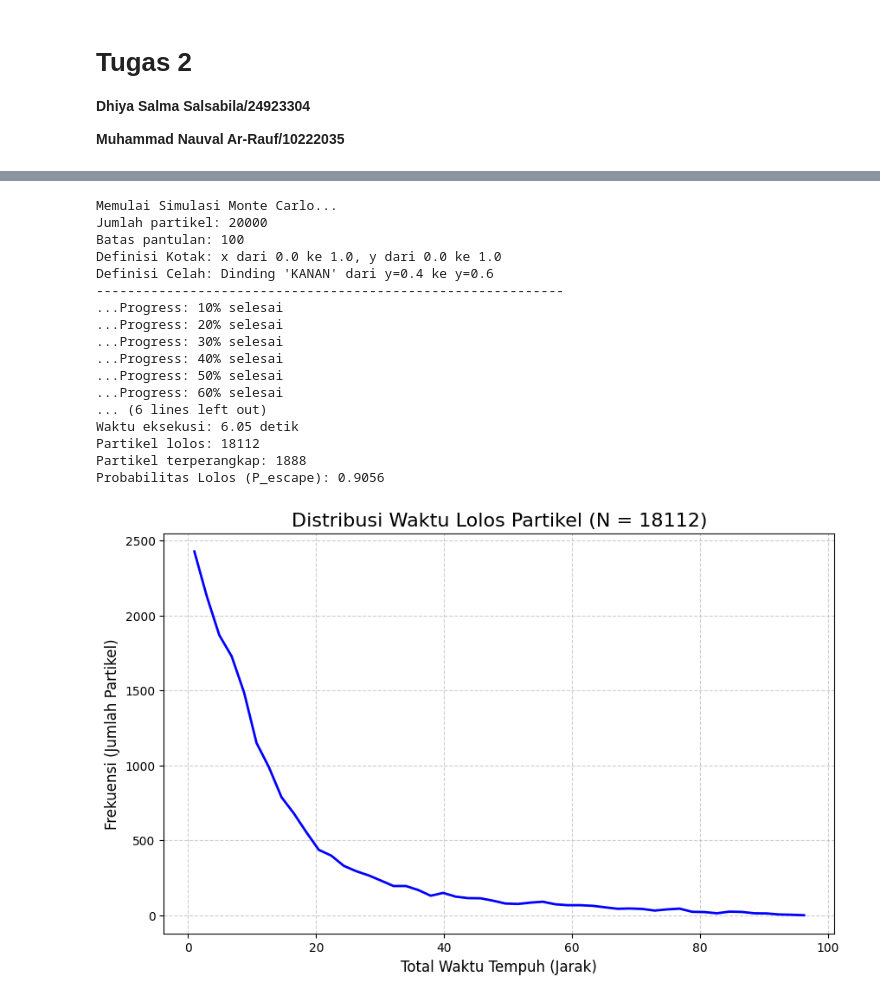
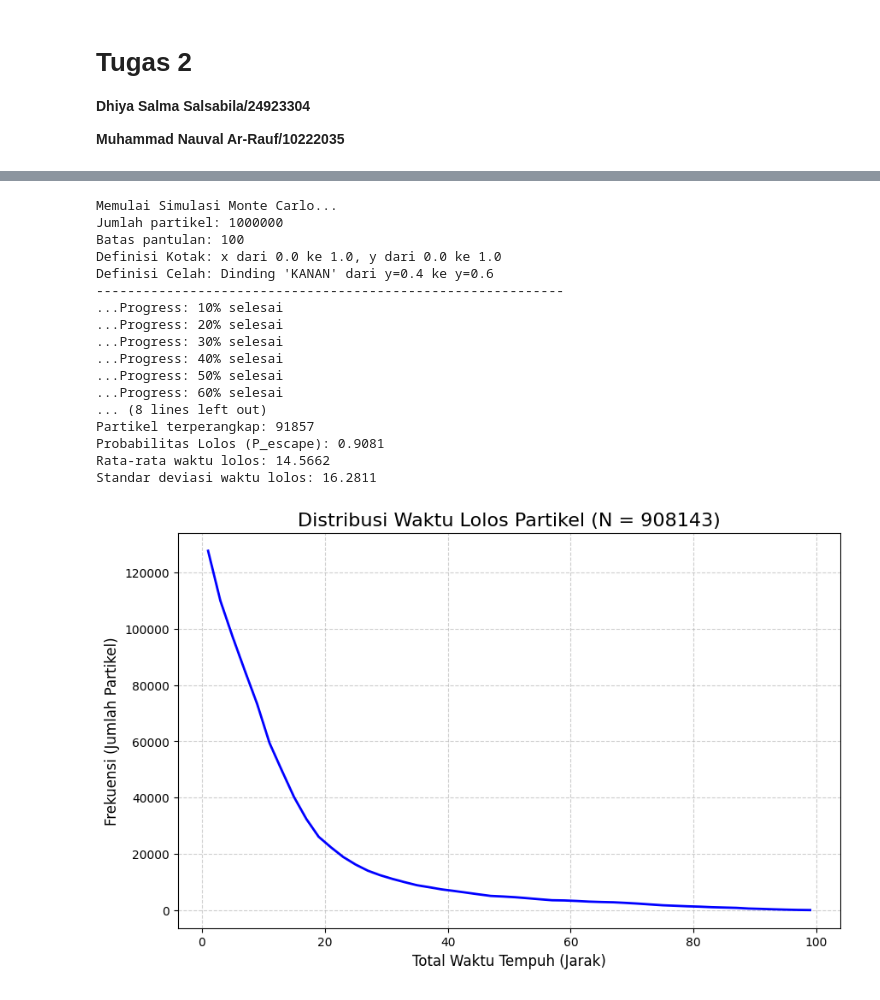
Before and after one commit to dhiyasalmas/Parallel-Data-Processing, a Jupyter notebook: Tugas_2_SK5005.ipynb, the cells around one changed output, grey strips where cells are left out. Saved outputs shown, nothing was run; the diff lists cells and outputs as text; code cells hidden in the pictures.

```diff
--- a/Tugas_2_SK5005.ipynb
+++ b/Tugas_2_SK5005.ipynb
@@ -131,7 +131,6 @@ Diberikan vektor arah masuk $\vec{d}$ dan vektor normal dinding $\vec{N}$ arah r
 # %%
 import numpy as np
 import random
-import matplotlib.pyplot as plt
 import time as stopwatch
 
 # 1. PENGATURAN BATAS FISIK
@@ -143,7 +142,7 @@ GAP_Y_MIN = 0.4
 GAP_Y_MAX = 0.6
 
 # 2. PARAMETER SIMULASI MONTE CARLO
-N_PARTICLES = 20000
+N_PARTICLES = 10**6
 MAX_BOUNCES = 100
 EPSILON = 1e-9
 
@@ -257,39 +256,41 @@ def run_simulation():
     print(f"Partikel terperangkap: {n_trapped}")
     print(f"Probabilitas Lolos (P_escape): {n_escaped / N_PARTICLES:.4f}")
 
     if escape_times:
+        print(f"Rata-rata waktu lolos: {np.mean(escape_times):.4f}")
+        print(f"Standar deviasi waktu lolos: {np.std(escape_times):.4f}")
         counts, bins = np.histogram(escape_times, bins=50)
-        bin_centers = 0.5 * (bins[:-1] + bins[1:])  # titik tengah tiap bin
+        bin_centers = 0.5 * (bins[:-1] + bins[1:])
 
         plt.figure(figsize=(10, 6))
         plt.plot(bin_centers, counts, color='blue', linewidth=2)
         plt.title(f'Distribusi Waktu Lolos Partikel (N = {n_escaped})', fontsize=16)
         plt.xlabel('Total Waktu Tempuh (Jarak)', fontsize=12)
         plt.ylabel('Frekuensi (Jumlah Partikel)', fontsize=12)
         plt.grid(True, linestyle='--', alpha=0.6)
         plt.show()
     else:
-        print("\nTidak ada partikel yang berhasil lolos untuk dibuat grafiknya.")
+        print("Tidak ada partikel yang lolos.")
 
 # EKSEKUSI
 if __name__ == "__main__":
     run_simulation()
 # %% [output]
 Memulai Simulasi Monte Carlo...
-Jumlah partikel: 20000
+Jumlah partikel: 1000000
 Batas pantulan: 100
 Definisi Kotak: x dari 0.0 ke 1.0, y dari 0.0 ke 1.0
 Definisi Celah: Dinding 'KANAN' dari y=0.4 ke y=0.6
 ------------------------------------------------------------
 ...Progress: 10% selesai
 ...Progress: 20% selesai
 ...Progress: 30% selesai
 ...Progress: 40% selesai
 ...Progress: 50% selesai
 ...Progress: 60% selesai
-... (6 lines left out)
-Waktu eksekusi: 6.05 detik
-Partikel lolos: 18112
-Partikel terperangkap: 1888
-Probabilitas Lolos (P_escape): 0.9056
+... (8 lines left out)
+Partikel terperangkap: 91857
+Probabilitas Lolos (P_escape): 0.9081
+Rata-rata waktu lolos: 14.5662
+Standar deviasi waktu lolos: 16.2811
-[figure, old version]
+[figure, new version]
```
Also changed, not shown: parts of 6 cells of this notebook, 2 other files.
